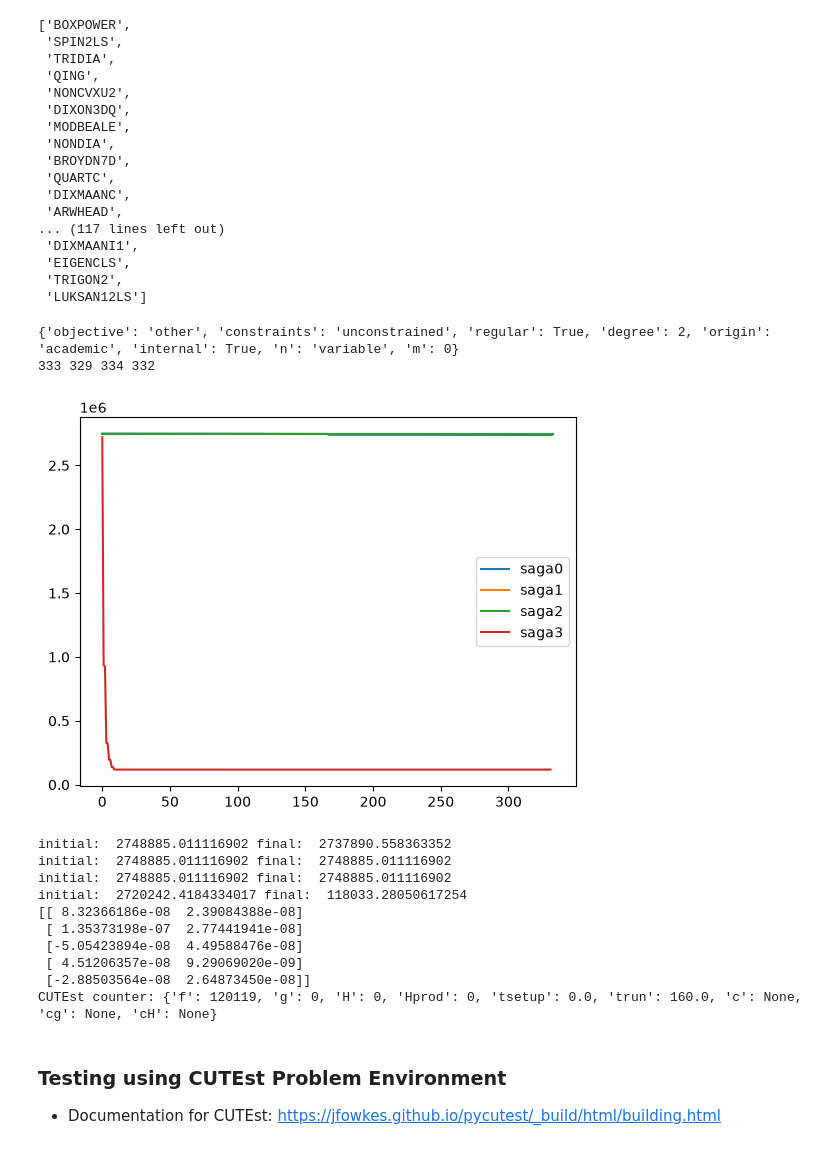
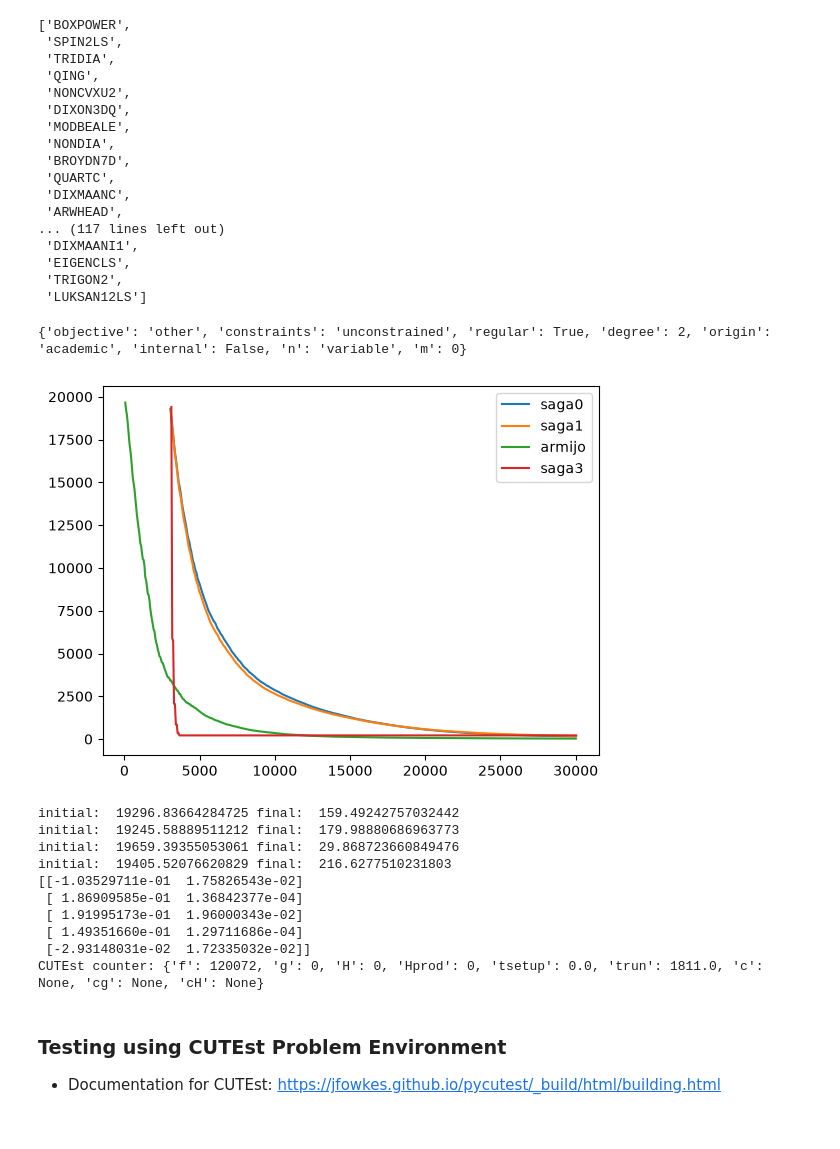
Before and after one commit to rileywuisme/Derivative-Free-Optimization-methods, a Jupyter notebook: SSD_draft.ipynb, the cells around one changed output. Cells and saved outputs as stored; diff of their text form; code cells hidden in the pictures.

Commit message:
save before changing initial direction to z

```diff
--- a/SSD_draft.ipynb
+++ b/SSD_draft.ipynb
@@ -80,45 +80,45 @@ pycutest.find_problems(constraints='unconstrained', userN=True)
 #SCOSINE sorta works.
 #does not work for LUKSAN12LS, TRIGON2 (singular), CURLY30(fx went up), CRAGGLVY (increased)
 #stayed flat bc of 0 eigenvalue: SCURLY10
-print(pycutest.problem_properties('CRAGGLVY'))
-p = pycutest.import_problem('CRAGGLVY')
+print(pycutest.problem_properties('DIXMAANI1'))
+p = pycutest.import_problem('DIXMAANI1')
 x0 = p.x0
 # %lprun -f ssd fx, xs, linesearch_hist = ssd(p.obj, x, ls = 'on')
 seed = 3
-xs0, fx,   _, _ = ssd(p.obj, x0, ls='saga0', max_fn_call=30000, seed=seed)
+xs0, fx,   _, fncall0 = ssd(p.obj, x0, ls='saga0', max_fn_call=30000, seed=seed)
 xs1, fx_1, _, fncall1 = ssd(p.obj, x0, ls='saga1', max_fn_call=30000, seed=seed)
-xs2, fx_2, _, fncall2 = ssd(p.obj, x0, ls='saga2', max_fn_call=30000, seed=seed)
+xs2, fx_2, _, fncall2 = ssd(p.obj, x0, ls='armijo', max_fn_call=30000, seed=seed)
 xs3, fx_3, stepsize3, fncall3 = ssd(p.obj, x0, ls='saga3', max_fn_call=30000, seed=seed)
-
-print(len(fx), len(fx_1), len(fx_2), len(fx_3))
-plt.plot(fx, label = 'saga0')
-plt.plot(fx_1,label = 'saga1')
-plt.plot(fx_2, label = 'saga2')
-plt.plot(fx_3, label = 'saga3')
-plt.legend()
-plt.show()
-print('initial: ', fx[0], 'final: ', fx[-1])
-print('initial: ', fx_1[0], 'final: ', fx_1[-1])
-print('initial: ', fx_2[0], 'final: ', fx_2[-1])
-print('initial: ', fx_3[0], 'final: ', fx_3[-1])
-print(stepsize3[-5:])
-print('CUTEst counter:', p.report())
-#why does saga1 not guarantee decrease?
-#look at problems: CHNRSNBM, DIXMAANI1, BOXPOWER, NONDQUAR, CURLY30
 # %% [output]
-{'objective': 'other', 'constraints': 'unconstrained', 'regular': True, 'degree': 2, 'origin': 'academic', 'internal': True, 'n': 'variable', 'm': 0}
-333 329 334 332
+{'objective': 'other', 'constraints': 'unconstrained', 'regular': True, 'degree': 2, 'origin': 'academic', 'internal': False, 'n': 'variable', 'm': 0}
-[figure, removed]
-initial:  2748885.011116902 final:  2737890.558363352
-initial:  2748885.011116902 final:  2748885.011116902
-initial:  2748885.011116902 final:  2748885.011116902
-initial:  2720242.4184334017 final:  118033.28050617254
-[[ 8.32366186e-08  2.39084388e-08]
- [ 1.35373198e-07  2.77441941e-08]
- [-5.05423894e-08  4.49588476e-08]
- [ 4.51206357e-08  9.29069020e-09]
- [-2.88503564e-08  2.64873450e-08]]
-CUTEst counter: {'f': 120119, 'g': 0, 'H': 0, 'Hprod': 0, 'tsetup': 0.0, 'trun': 160.0, 'c': None, 'cg': None, 'cH': None}
+# %%
+plt.plot(fncall0, fx, label = 'saga0')
+plt.plot(fncall1, fx_1,label = 'saga1')
+plt.plot(fncall2, fx_2, label = 'armijo')
+plt.plot(fncall3, fx_3, label = 'saga3')
+plt.legend()
+plt.show()
+print('initial: ', fx[0], 'final: ', fx[-1])
+print('initial: ', fx_1[0], 'final: ', fx_1[-1])
+print('initial: ', fx_2[0], 'final: ', fx_2[-1])
+print('initial: ', fx_3[0], 'final: ', fx_3[-1])
+print(stepsize3[-5:])
+print('CUTEst counter:', p.report())
+#why does saga1 not guarantee decrease?
+#look at problems: CHNRSNBM, DIXMAANI1, BOXPOWER, NONDQUAR, CURLY30, CRAGGLVY\
+#find ways to get around computing z initially: find variance of saga that doesn't require computing z
+# %% [output]
+[figure, added]
+initial:  19296.83664284725 final:  159.49242757032442
+initial:  19245.58889511212 final:  179.98880686963773
+initial:  19659.39355053061 final:  29.868723660849476
+initial:  19405.52076620829 final:  216.6277510231803
+[[-1.03529711e-01  1.75826543e-02]
+ [ 1.86909585e-01  1.36842377e-04]
+ [ 1.91995173e-01  1.96000343e-02]
+ [ 1.49351660e-01  1.29711686e-04]
+ [-2.93148031e-02  1.72335032e-02]]
+CUTEst counter: {'f': 120072, 'g': 0, 'H': 0, 'Hprod': 0, 'tsetup': 0.0, 'trun': 1811.0, 'c': None, 'cg': None, 'cH': None}
 # %% [markdown]
 ### Testing using CUTEst Problem Environment
 * Documentation for CUTEst: https://jfowkes.github.io/pycutest/_build/html/building.html
```
Also changed, not shown: 1 other file.
